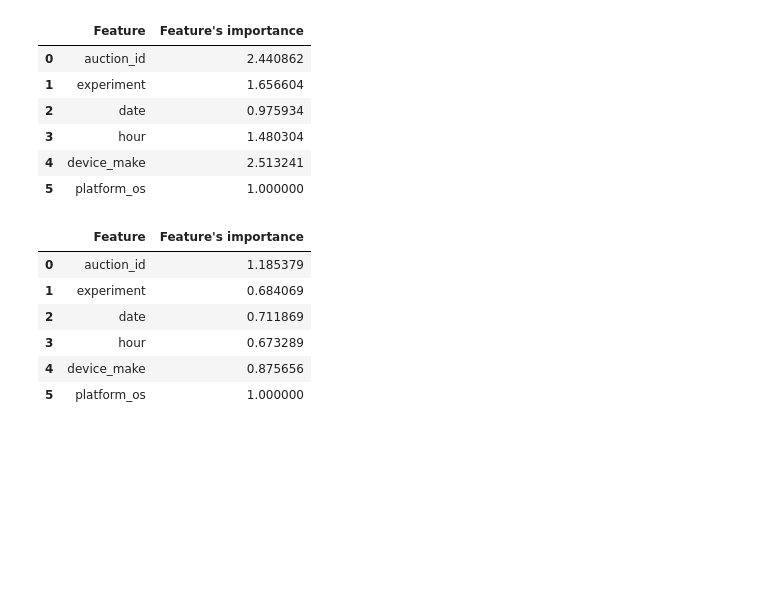
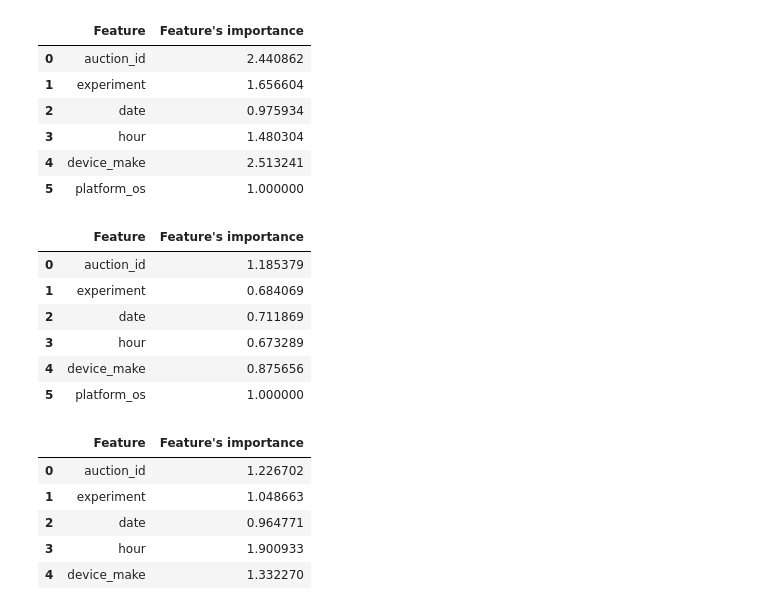
Before and after one commit to nahomHmichael/abtest-mlops, a Jupyter notebook: notebooks/AB_ML_Test.ipynb, the cells around one changed output. Cells and saved outputs as stored; diff of their text form; code cells hidden in the pictures; blank space fills up the shorter version.

```diff
--- a/notebooks/AB_ML_Test.ipynb
+++ b/notebooks/AB_ML_Test.ipynb
@@ -294,3 +294,13 @@ feature_importance_chrome_df.head(10)
 | 3 | hour | 0.673289 |
 | 4 | device_make | 0.875656 |
 | 5 | platform_os | 1.000000 |
+# %%
+feature_importance_chrome_df['Feature\'s importance'] = pow(math.e,np.array(model4.coef_[0]))
+feature_importance_chrome_df.head()
+# %% [output]
+|  | Feature | Feature's importance |
+| 0 | auction_id | 1.226702 |
+| 1 | experiment | 1.048663 |
+| 2 | date | 0.964771 |
+| 3 | hour | 1.900933 |
+| 4 | device_make | 1.332270 |
```
Also changed, not shown: parts of 3 cells of this notebook, 56 other files.
